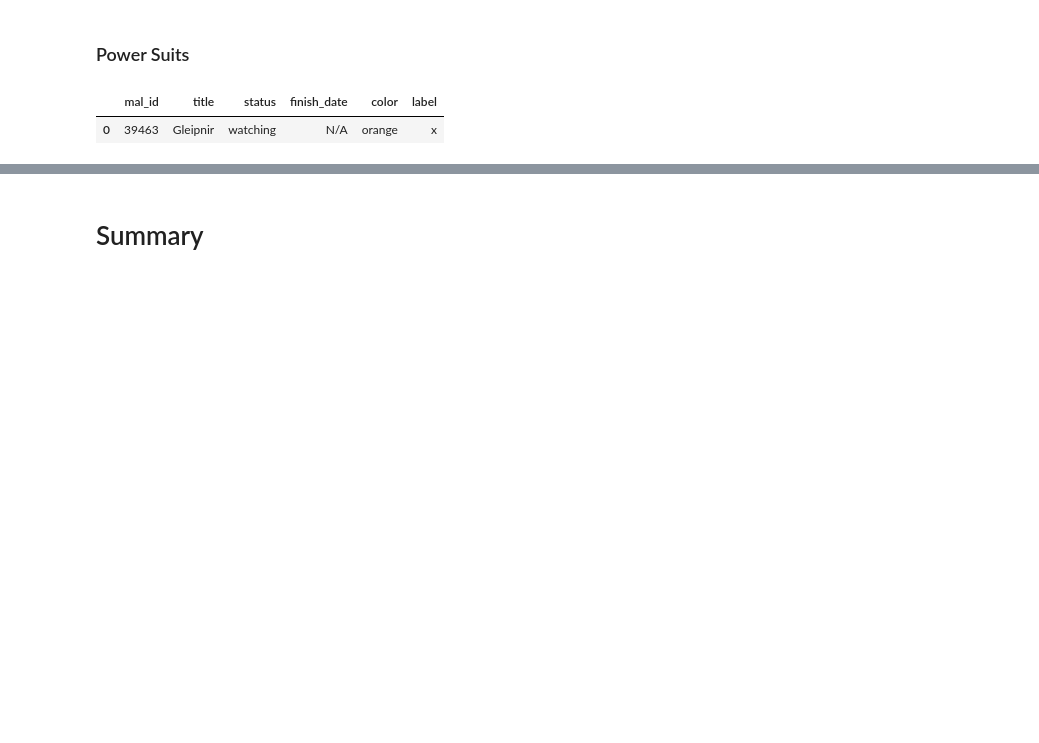
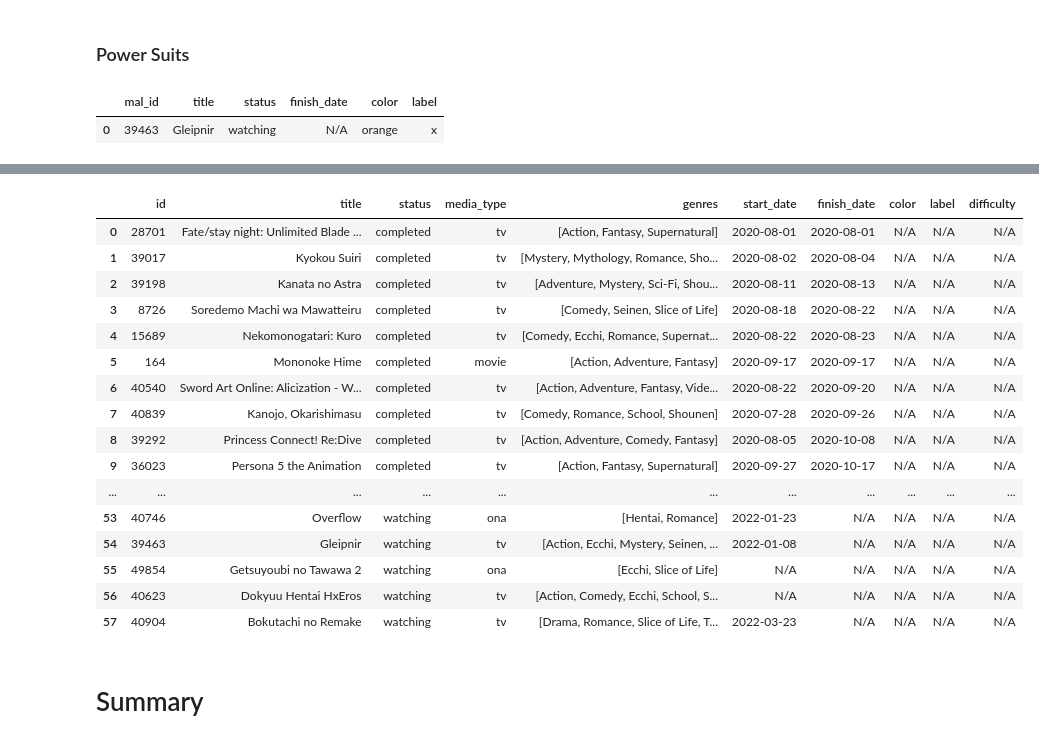
Before and after one commit to nerfsunny/MAL-Challenge-Tracker, a Jupyter notebook: AWC Club Challenges.ipynb, the cells around one changed output, grey strips where cells are left out. Saved outputs shown, nothing was run; the diff lists cells and outputs as text; code cells hidden in the pictures; blank space fills up the shorter version.

```diff
--- a/AWC Club Challenges.ipynb
+++ b/AWC Club Challenges.ipynb
@@ -608,3 +841,35 @@ powersuitsDF
+# %%
+multiGenreDF = myMALDF_Anime.loc[:, ['id', 'title', 'status', 'media_type', 'genres', 'start_date', 'finish_date', 'color', 'label']]
+unneededItems = set()
+unneededItems.update(multiGenreDF.index[multiGenreDF['media_type'] == 'music'])
+unneededItems.update(multiGenreDF.index[multiGenreDF['finish_date'] == 'N/A'].intersection(multiGenreDF.index[multiGenreDF['status'] == 'completed']))
+unneededItems.update(multiGenreDF.index[multiGenreDF['start_date'] <= '2020-07-25'].intersection(multiGenreDF.index[multiGenreDF['status'] == 'completed']))
+unneededItems.update(multiGenreDF.index[multiGenreDF['genres'].str.len() <= 1])
+multiGenreDF.drop(unneededItems, axis=0, inplace=True)
+unneededItems.clear()
+multiGenreDF.sort_values('finish_date', inplace=True, ignore_index=True)
+multiGenreDF['difficulty'] = 'N/A'
+
+with pd.option_context('display.max_rows', None, 'display.max_columns', None):
+    display(multiGenreDF)
+# %% [output]
+|  | id | title | status | media_type | genres | start_date | finish_date | color | label | difficulty |
+| 0 | 28701 | Fate/stay night: Unlimited Blade ... | completed | tv | [Action, Fantasy, Supernatural] | 2020-08-01 | 2020-08-01 | N/A | N/A | N/A |
+| 1 | 39017 | Kyokou Suiri | completed | tv | [Mystery, Mythology, Romance, Sho... | 2020-08-02 | 2020-08-04 | N/A | N/A | N/A |
+| 2 | 39198 | Kanata no Astra | completed | tv | [Adventure, Mystery, Sci-Fi, Shou... | 2020-08-11 | 2020-08-13 | N/A | N/A | N/A |
+| 3 | 8726 | Soredemo Machi wa Mawatteiru | completed | tv | [Comedy, Seinen, Slice of Life] | 2020-08-18 | 2020-08-22 | N/A | N/A | N/A |
+| 4 | 15689 | Nekomonogatari: Kuro | completed | tv | [Comedy, Ecchi, Romance, Supernat... | 2020-08-22 | 2020-08-23 | N/A | N/A | N/A |
+| 5 | 164 | Mononoke Hime | completed | movie | [Action, Adventure, Fantasy] | 2020-09-17 | 2020-09-17 | N/A | N/A | N/A |
+| 6 | 40540 | Sword Art Online: Alicization - W... | completed | tv | [Action, Adventure, Fantasy, Vide... | 2020-08-22 | 2020-09-20 | N/A | N/A | N/A |
+| 7 | 40839 | Kanojo, Okarishimasu | completed | tv | [Comedy, Romance, School, Shounen] | 2020-07-28 | 2020-09-26 | N/A | N/A | N/A |
+| 8 | 39292 | Princess Connect! Re:Dive | completed | tv | [Action, Adventure, Comedy, Fantasy] | 2020-08-05 | 2020-10-08 | N/A | N/A | N/A |
+| 9 | 36023 | Persona 5 the Animation | completed | tv | [Action, Fantasy, Supernatural] | 2020-09-27 | 2020-10-17 | N/A | N/A | N/A |
+| ... | ... | ... | ... | ... | ... | ... | ... | ... | ... | ... |
+| 53 | 40746 | Overflow | watching | ona | [Hentai, Romance] | 2022-01-23 | N/A | N/A | N/A | N/A |
+| 54 | 39463 | Gleipnir | watching | tv | [Action, Ecchi, Mystery, Seinen, ... | 2022-01-08 | N/A | N/A | N/A | N/A |
+| 55 | 49854 | Getsuyoubi no Tawawa 2 | watching | ona | [Ecchi, Slice of Life] | N/A | N/A | N/A | N/A | N/A |
+| 56 | 40623 | Dokyuu Hentai HxEros | watching | tv | [Action, Comedy, Ecchi, School, S... | N/A | N/A | N/A | N/A | N/A |
+| 57 | 40904 | Bokutachi no Remake | watching | tv | [Drama, Romance, Slice of Life, T... | 2022-03-23 | N/A | N/A | N/A | N/A |
 # %% [markdown]
 # Summary
 # %%
```
Also changed, not shown: parts of 20 cells of this notebook.
